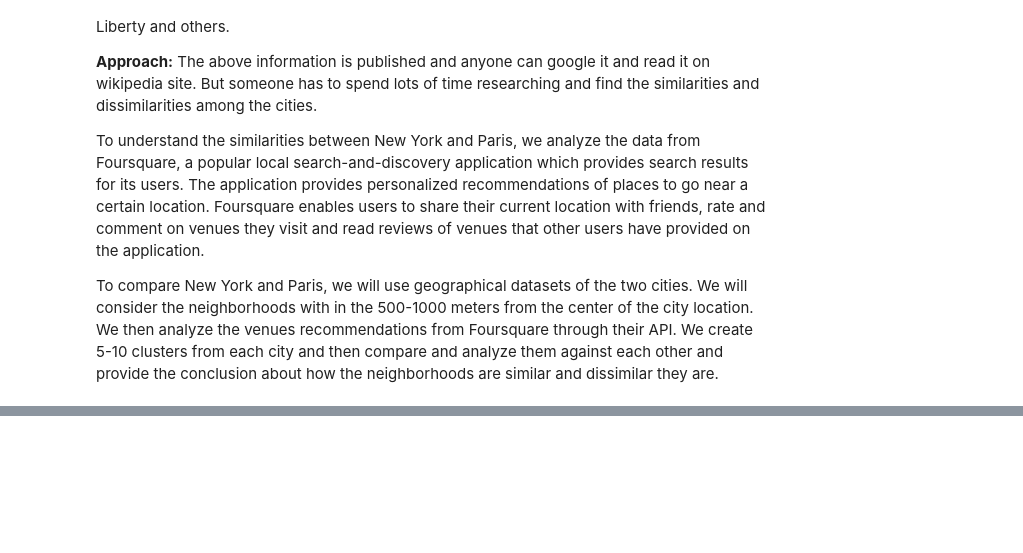
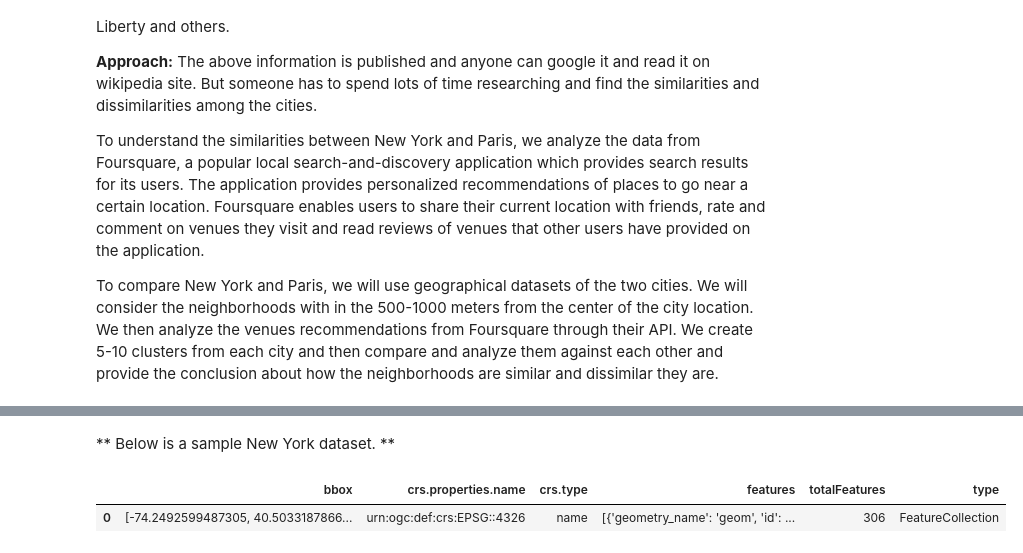
Before and after one commit to nsvasu/Coursera_Capstone, a Jupyter notebook: capstone-battle-of-neighborhoods-ny-pr.ipynb, the cells around one changed output, grey strips where cells are left out. Saved outputs shown, nothing was run; the diff lists cells and outputs as text; code cells hidden in the pictures; blank space fills up the shorter version.

```diff
--- a/capstone-battle-of-neighborhoods-ny-pr.ipynb
+++ b/capstone-battle-of-neighborhoods-ny-pr.ipynb
@@ -18,0 +88,13 @@ To compare New York and Paris, we will use geographical datasets of the two citi
+# %%
+!wget -q -O 'newyork_data.json' https://cocl.us/new_york_dataset
+
+with open('newyork_data.json') as json_data:
+    newyork_data = json.load(json_data)
+# %% [markdown]
+** Below is a sample New York dataset. **
+# %%
+ny_df = json_normalize(newyork_data)
+ny_df.head()
+# %% [output]
+|  | bbox | crs.properties.name | crs.type | features | totalFeatures | type |
+| 0 | [-74.2492599487305, 40.5033187866... | urn:ogc:def:crs:EPSG::4326 | name | [{'geometry_name': 'geom', 'id': ... | 306 | FeatureCollection |
```
Also changed, not shown: parts of 8 cells of this notebook.
